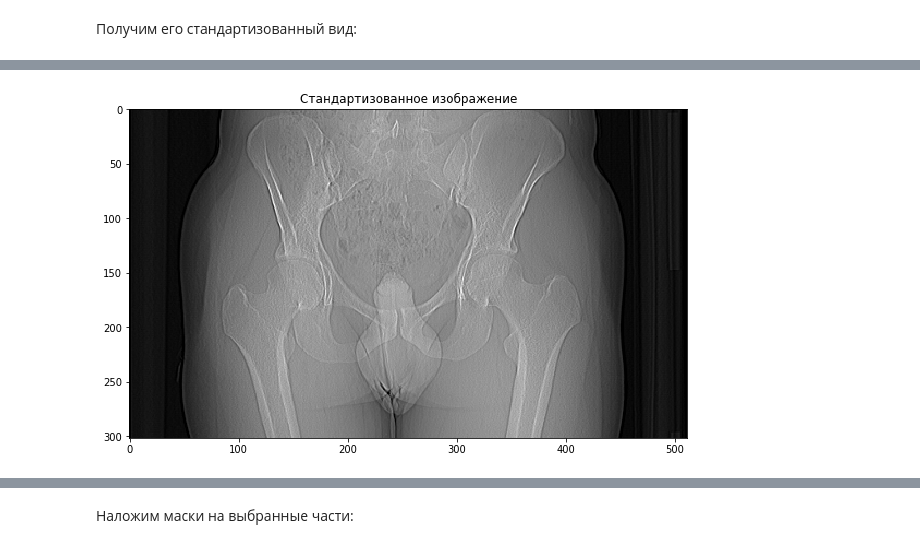
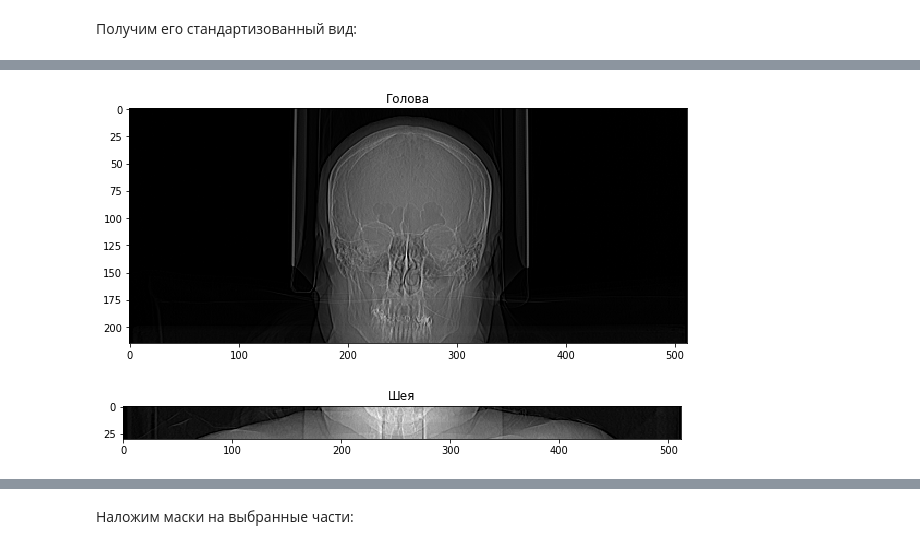
Before and after one commit to AlexeyPopov1997/Annotation_Medical_Images, a Jupyter notebook: annotation_medical_images.ipynb, the cells around one changed output, grey strips where cells are left out. Drawn from its saved outputs; the diff is of its cells as text; code cells hidden in the pictures.

```diff
--- a/annotation_medical_images.ipynb
+++ b/annotation_medical_images.ipynb
@@ -330,5 +330,10 @@ show_standardize_image(abdomen)
-# %%
-pelvis = image_std[98:400, :]
-show_standardize_image(pelvis)
-# %% [output]
-[figure, removed]
+# %%
+head = image_std[115:330, :]
+show_standardize_image(head, 'Голова')
+# %% [output]
+[figure, added]
+# %%
+neck = image_std[330:360, :]
+show_standardize_image(neck, 'Шея')
+# %% [output]
+[figure, added]
```
Also changed, not shown: parts of 20 cells of this notebook.
